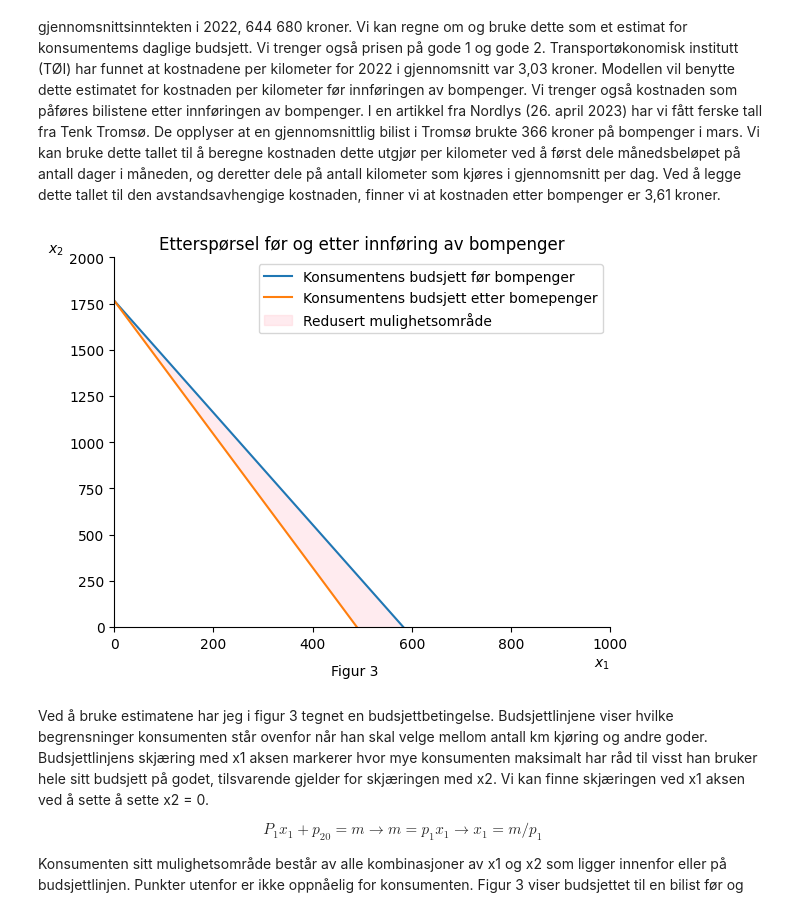
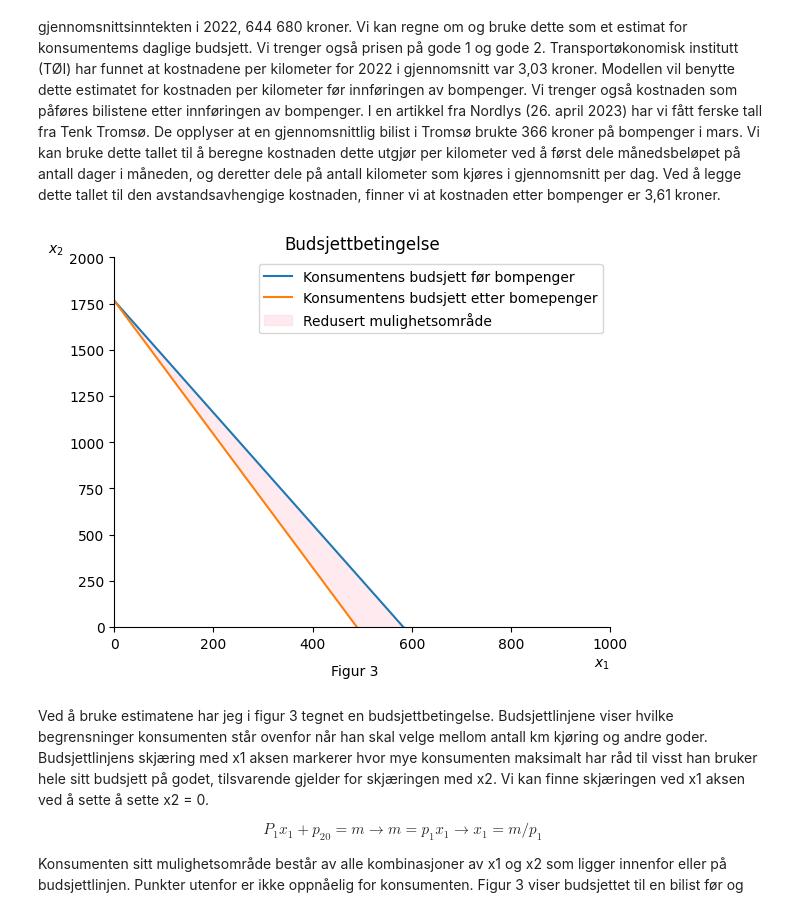
Before and after one commit to loopdiggaz/SOK-1006, a Jupyter notebook: Mappe2/mappeoppgave2_61.ipynb, the cells around one changed output. Cells and saved outputs as stored; diff of their text form; code cells hidden in the pictures.

```diff
--- a/Mappe2/mappeoppgave2_61.ipynb
+++ b/Mappe2/mappeoppgave2_61.ipynb
@@ -254,34 +254,34 @@ For å tegne en budsjettlinje trenger vi et budsjett (m). Ifølge Statistisk sen
 # %%
 
 def budsjett(M, p1, p2, x1):
     return M/p2 - p1*x1/p2
 
 x = np.linspace(0.001,1000,1000)
 
 def create_ax():
                 fig, ax = plt.subplots()
                 ax.set_ylabel('$x_2$', loc='top', rotation=0)
                 ax.set_xlabel('$x_1$', loc='right')
                 ax.set_xlim(0,1000)
                 ax.set_ylim(0,2000)
                 ax.spines['top'].set_color('none')
                 ax.spines['right'].set_color('none')
 
                 return fig, ax
 
 fig, ax = create_ax()
 
 ax.plot(x, budsjett(1766, 3.03, 1, x), label = 'Konsumentens budsjett før bompenger')
 ax.plot(x, budsjett(1766, 3.61, 1, x), label = 'Konsumentens budsjett etter bomepenger')
 
 ax.fill_between(x, budsjett(1766, 3.03, 1, x), budsjett(1766, 3.61, 1, x), color = "pink",alpha = 0.3,label='Redusert mulighetsområde')
 
-ax.set_title('Etterspørsel før og etter innføring av bompenger')
+ax.set_title('Budsjettbetingelse')
 ax.legend(loc = 'best')
 txt = 'Figur 3'
 fig.text(.5, .01, txt, ha='center');
 # %% [output]
-[figure, old version]
+[figure, new version]
 # %% [markdown]
 Ved å bruke estimatene har jeg i figur 3 tegnet en budsjettbetingelse. Budsjettlinjene viser hvilke begrensninger konsumenten står ovenfor når han skal velge mellom antall km kjøring og andre goder. Budsjettlinjens skjæring med x1 aksen markerer hvor mye konsumenten maksimalt har råd til visst han bruker hele sitt budsjett på godet, tilsvarende gjelder for skjæringen med x2. Vi kan finne skjæringen ved x1 aksen ved å sette å sette x2 = 0.
 
```
Also changed, not shown: parts of 1 cell of this notebook.
